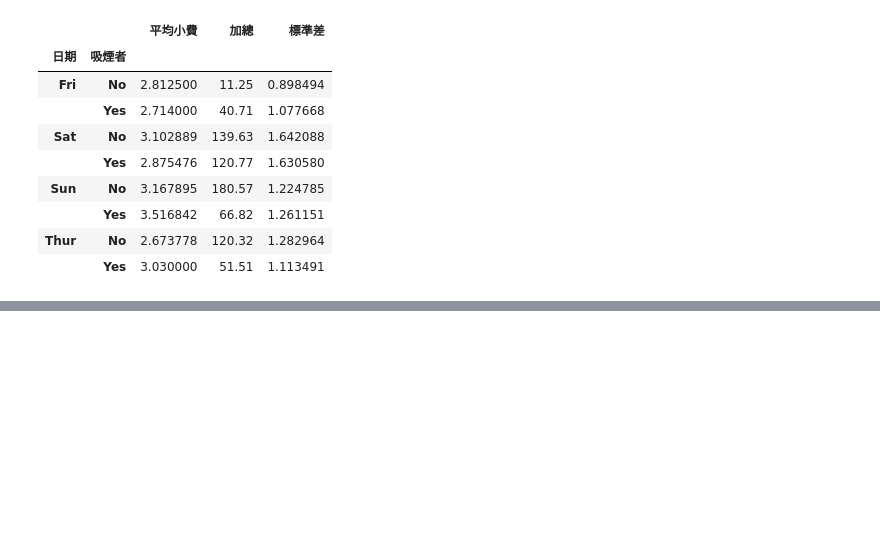
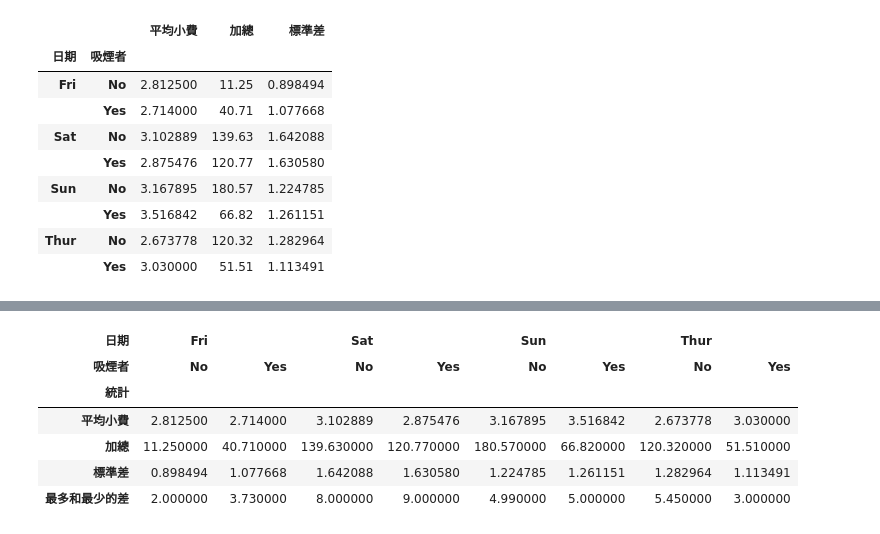
Before and after one commit to Chi-Feng-Tseng/test, a Jupyter notebook: lesson20/lesson20_3.ipynb, the cells around one changed output, grey strips where cells are left out. Saved outputs shown, nothing was run; the diff lists cells and outputs as text; code cells hidden in the pictures; blank space fills up the shorter version.

```diff
--- a/lesson20/lesson20_3.ipynb
+++ b/lesson20/lesson20_3.ipynb
@@ -127,0 +138,10 @@ grourped["小費"].agg([("平均小費","mean"),("加總","sum"),("標準差","s
+# %%
+tips_df2.T
+# %% [output]
+| 日期 | Fri |  | Sat |  | Sun |  | Thur |  |
+| 吸煙者 | No | Yes | No | Yes | No | Yes | No | Yes |
+| 統計 |  |  |  |  |  |  |  |  |
+| 平均小費 | 2.812500 | 2.714000 | 3.102889 | 2.875476 | 3.167895 | 3.516842 | 2.673778 | 3.030000 |
+| 加總 | 11.250000 | 40.710000 | 139.630000 | 120.770000 | 180.570000 | 66.820000 | 120.320000 | 51.510000 |
+| 標準差 | 0.898494 | 1.077668 | 1.642088 | 1.630580 | 1.224785 | 1.261151 | 1.282964 | 1.113491 |
+| 最多和最少的差 | 2.000000 | 3.730000 | 8.000000 | 9.000000 | 4.990000 | 5.000000 | 5.450000 | 3.000000 |
```
Also changed, not shown: parts of 4 cells of this notebook.
